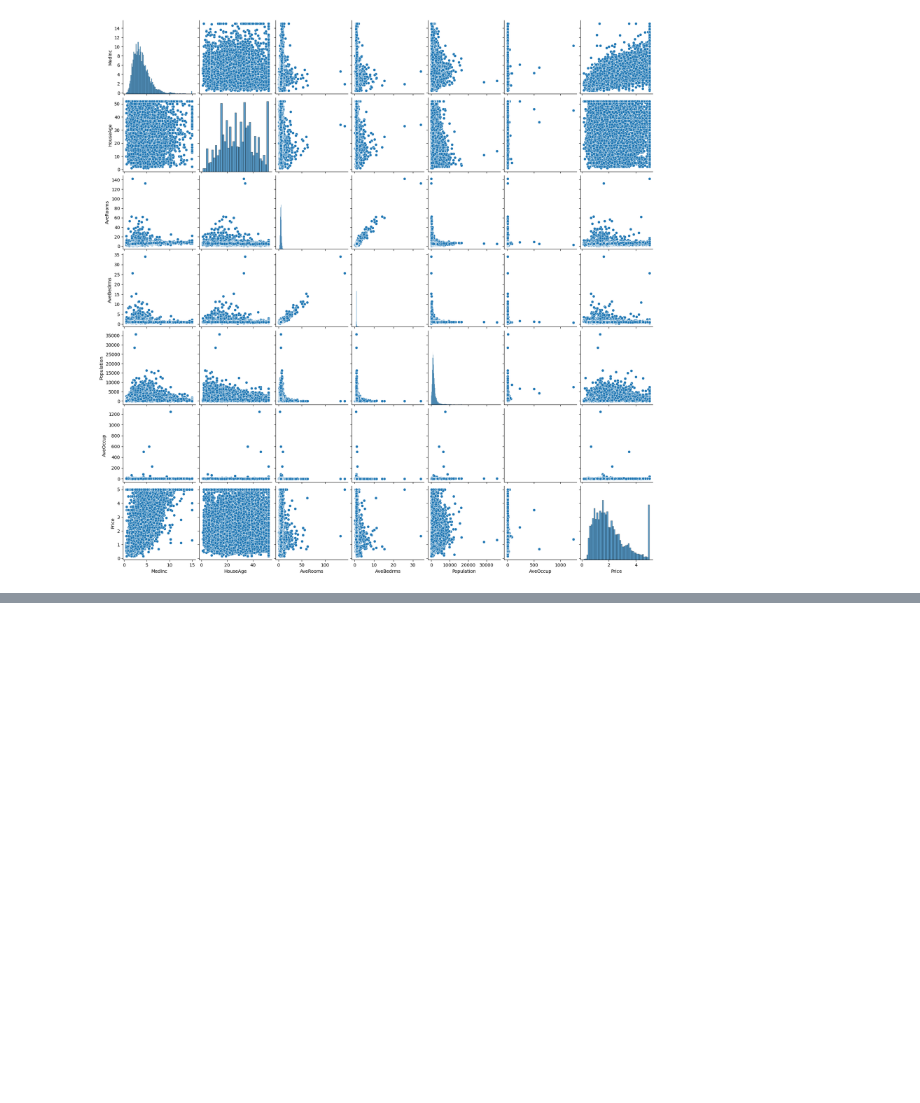
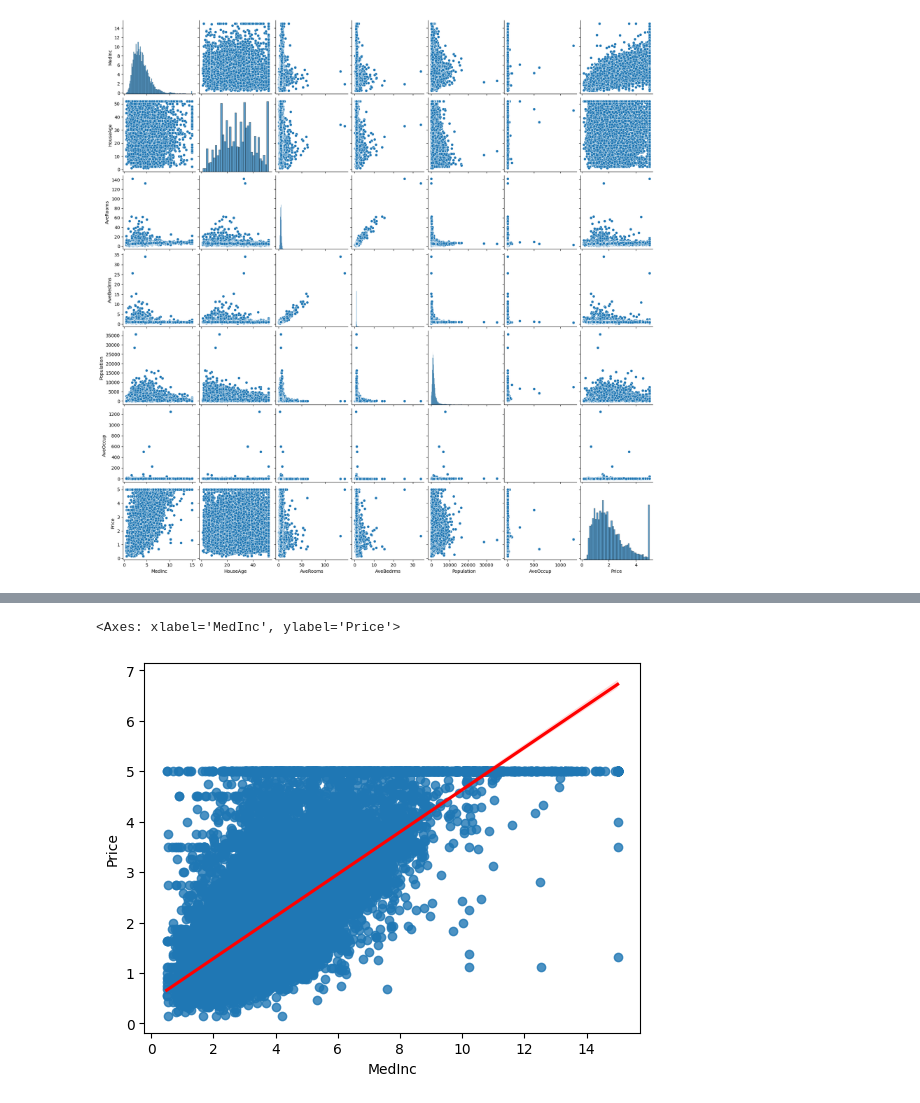
Before and after one commit to sultantemuruly/end-to-end-house-price-ml, a Jupyter notebook: model/main.ipynb, the cells around one changed output, grey strips where cells are left out. Drawn from its saved outputs; the diff is of its cells as text; code cells hidden in the pictures; blank space fills up the shorter version.

```diff
--- a/model/main.ipynb
+++ b/model/main.ipynb
@@ -147,0 +155,6 @@ sns.pairplot(dataset)
+# %%
+import seaborn as sns
+sns.regplot(x="MedInc", y="Price", data=dataset, line_kws={"color": "red"})
+# %% [output]
+<Axes: xlabel='MedInc', ylabel='Price'>
+[figure, added]
```
Also changed, not shown: parts of 12 cells of this notebook.
